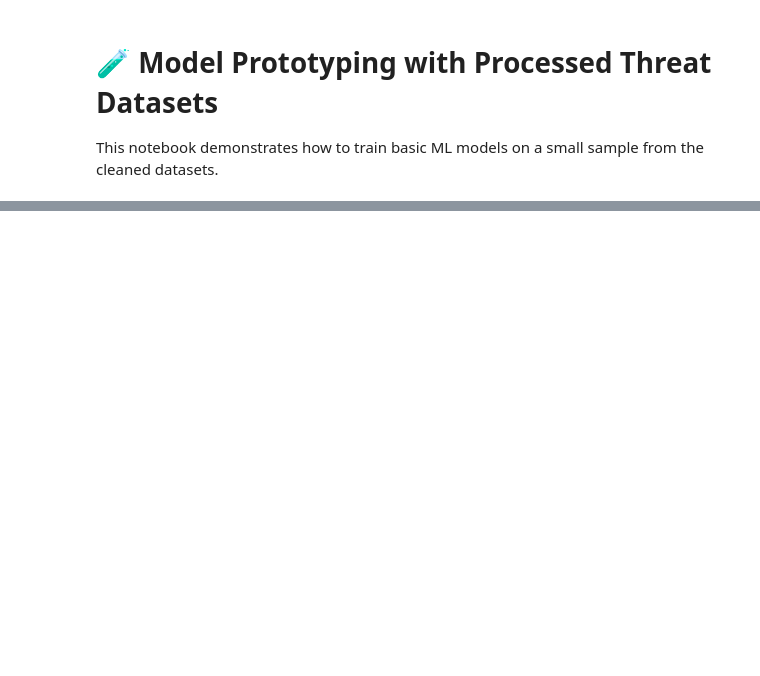
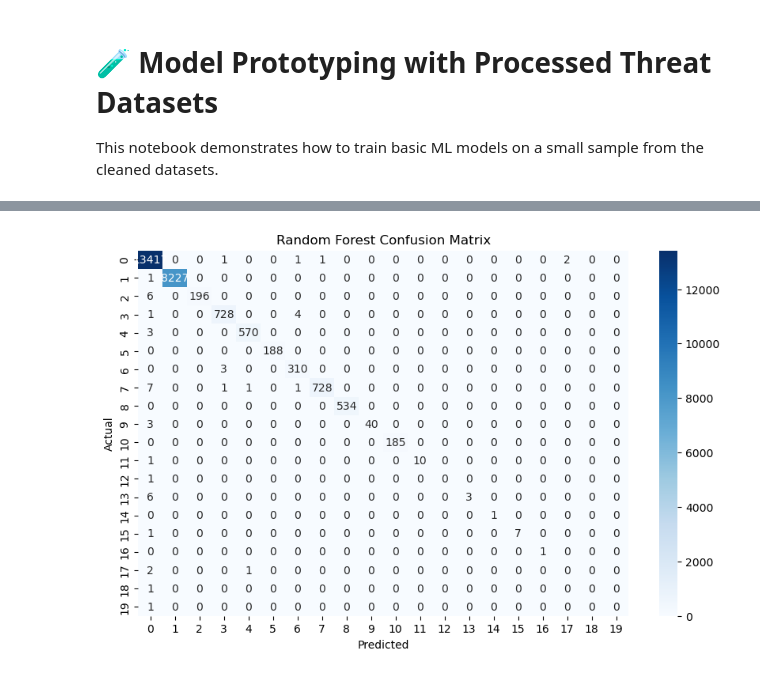
Before and after one commit to Abhranil2003/Threat-Detection-AI, a Jupyter notebook: notebooks/03_model_prototyping.ipynb, the cells around one changed output, grey strips where cells are left out. Drawn from its saved outputs; the diff is of its cells as text; code cells hidden in the pictures; blank space fills up the shorter version.

```diff
--- a/notebooks/03_model_prototyping.ipynb
+++ b/notebooks/03_model_prototyping.ipynb
@@ -19,9 +21,9 @@ df.shape
 # %%
-# Drop non-numeric or high-cardinality features if needed
+# Prepare features and target
 X = df.drop(columns=['label', 'difficulty'], errors='ignore')
-y = df['label'] if 'label' in df.columns else None
+y = pd.factorize(df['label'])[0]  # Encode label as numeric
 
-# Convert categorical to numeric (if needed)
+# One-hot encode categorical features
 X = pd.get_dummies(X)
 # %%
 X_train, X_test, y_train, y_test = train_test_split(X, y, test_size=0.2, random_state=42)
@@ -35,9 +56,12 @@ print(f'Accuracy: {accuracy_score(y_test, y_pred):.4f}')
 # %%
+plt.figure(figsize=(10, 6))
 sns.heatmap(confusion_matrix(y_test, y_pred), annot=True, fmt='d', cmap='Blues')
 plt.title('Random Forest Confusion Matrix')
 plt.xlabel('Predicted')
 plt.ylabel('Actual')
 plt.show()
+# %% [output]
+[figure, added]
 # %%
 lr = LogisticRegression(max_iter=1000)
 lr.fit(X_train, y_train)
```
Also changed, not shown: parts of 3 cells of this notebook.
